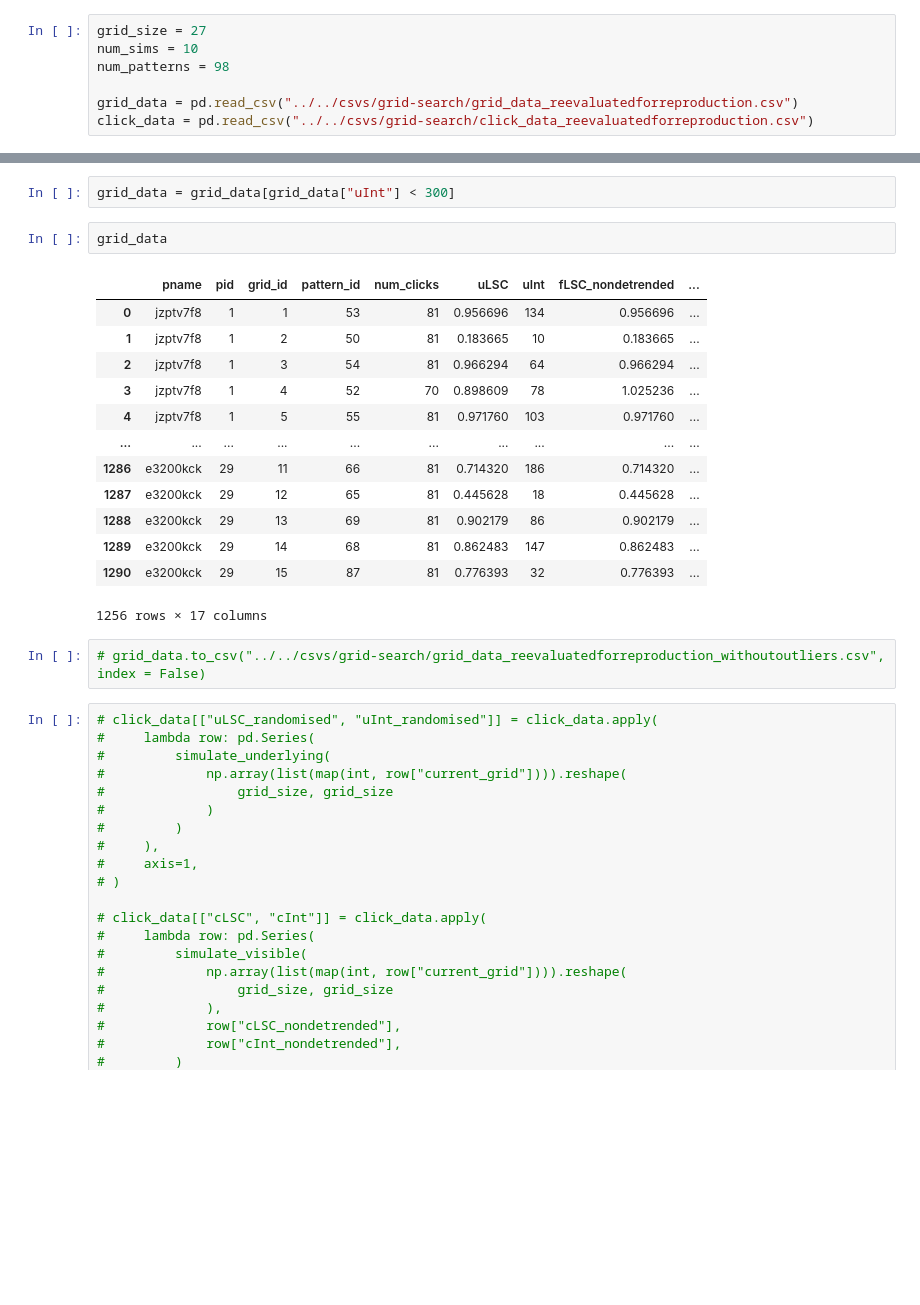
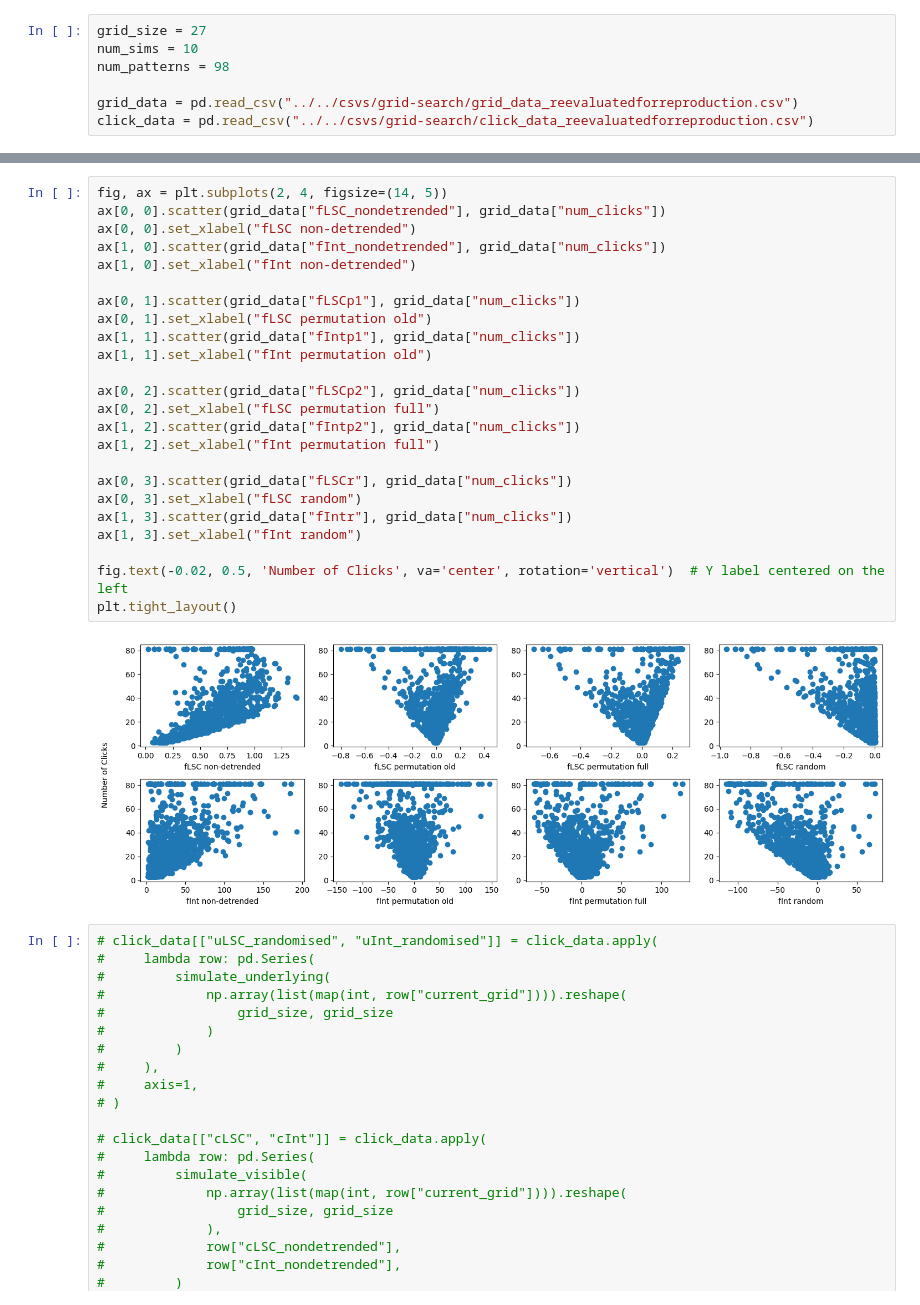
Before and after one commit to surabhisnath/Aesthetic_Curiosity, a Jupyter notebook: scripts/grid-search/simulate.ipynb, the cells around one changed output, grey strips where cells are left out. Drawn from its saved outputs; the diff is of its cells as text; blank space fills up the shorter version.

```diff
--- a/scripts/grid-search/simulate.ipynb
+++ b/scripts/grid-search/simulate.ipynb
@@ -198,23 +143,29 @@ plt.show()
-# %%
-grid_data = grid_data[grid_data["uInt"] < 300]
-# %%
-grid_data
-# %% [output]
-|  | pname | pid | grid_id | pattern_id | num_clicks | uLSC | uInt | fLSC_nondetrended | ... |
-| 0 | jzptv7f8 | 1 | 1 | 53 | 81 | 0.956696 | 134 | 0.956696 | ... |
-| 1 | jzptv7f8 | 1 | 2 | 50 | 81 | 0.183665 | 10 | 0.183665 | ... |
-| 2 | jzptv7f8 | 1 | 3 | 54 | 81 | 0.966294 | 64 | 0.966294 | ... |
-| 3 | jzptv7f8 | 1 | 4 | 52 | 70 | 0.898609 | 78 | 1.025236 | ... |
-| 4 | jzptv7f8 | 1 | 5 | 55 | 81 | 0.971760 | 103 | 0.971760 | ... |
-| ... | ... | ... | ... | ... | ... | ... | ... | ... | ... |
-| 1286 | e3200kck | 29 | 11 | 66 | 81 | 0.714320 | 186 | 0.714320 | ... |
-| 1287 | e3200kck | 29 | 12 | 65 | 81 | 0.445628 | 18 | 0.445628 | ... |
-| 1288 | e3200kck | 29 | 13 | 69 | 81 | 0.902179 | 86 | 0.902179 | ... |
-| 1289 | e3200kck | 29 | 14 | 68 | 81 | 0.862483 | 147 | 0.862483 | ... |
-| 1290 | e3200kck | 29 | 15 | 87 | 81 | 0.776393 | 32 | 0.776393 | ... |
-1256 rows × 17 columns
-# %%
-# grid_data.to_csv("../../csvs/grid-search/grid_data_reevaluatedforreproduction_withoutoutliers.csv", index = False)
+# %%
+fig, ax = plt.subplots(2, 4, figsize=(14, 5))
+ax[0, 0].scatter(grid_data["fLSC_nondetrended"], grid_data["num_clicks"])
+ax[0, 0].set_xlabel("fLSC non-detrended")
+ax[1, 0].scatter(grid_data["fInt_nondetrended"], grid_data["num_clicks"])
+ax[1, 0].set_xlabel("fInt non-detrended")
+
+ax[0, 1].scatter(grid_data["fLSCp1"], grid_data["num_clicks"])
+ax[0, 1].set_xlabel("fLSC permutation old")
+ax[1, 1].scatter(grid_data["fIntp1"], grid_data["num_clicks"])
+ax[1, 1].set_xlabel("fInt permutation old")
+
+ax[0, 2].scatter(grid_data["fLSCp2"], grid_data["num_clicks"])
+ax[0, 2].set_xlabel("fLSC permutation full")
+ax[1, 2].scatter(grid_data["fIntp2"], grid_data["num_clicks"])
+ax[1, 2].set_xlabel("fInt permutation full")
+
+ax[0, 3].scatter(grid_data["fLSCr"], grid_data["num_clicks"])
+ax[0, 3].set_xlabel("fLSC random")
+ax[1, 3].scatter(grid_data["fIntr"], grid_data["num_clicks"])
+ax[1, 3].set_xlabel("fInt random")
+
+fig.text(-0.02, 0.5, 'Number of Clicks', va='center', rotation='vertical')  # Y label centered on the left
+plt.tight_layout()
+# %% [output]
+[figure, added]
 # %%
 # click_data[["uLSC_randomised", "uInt_randomised"]] = click_data.apply(
 #     lambda row: pd.Series(
```
Also changed, not shown: parts of 16 cells of this notebook, 41 other files.
